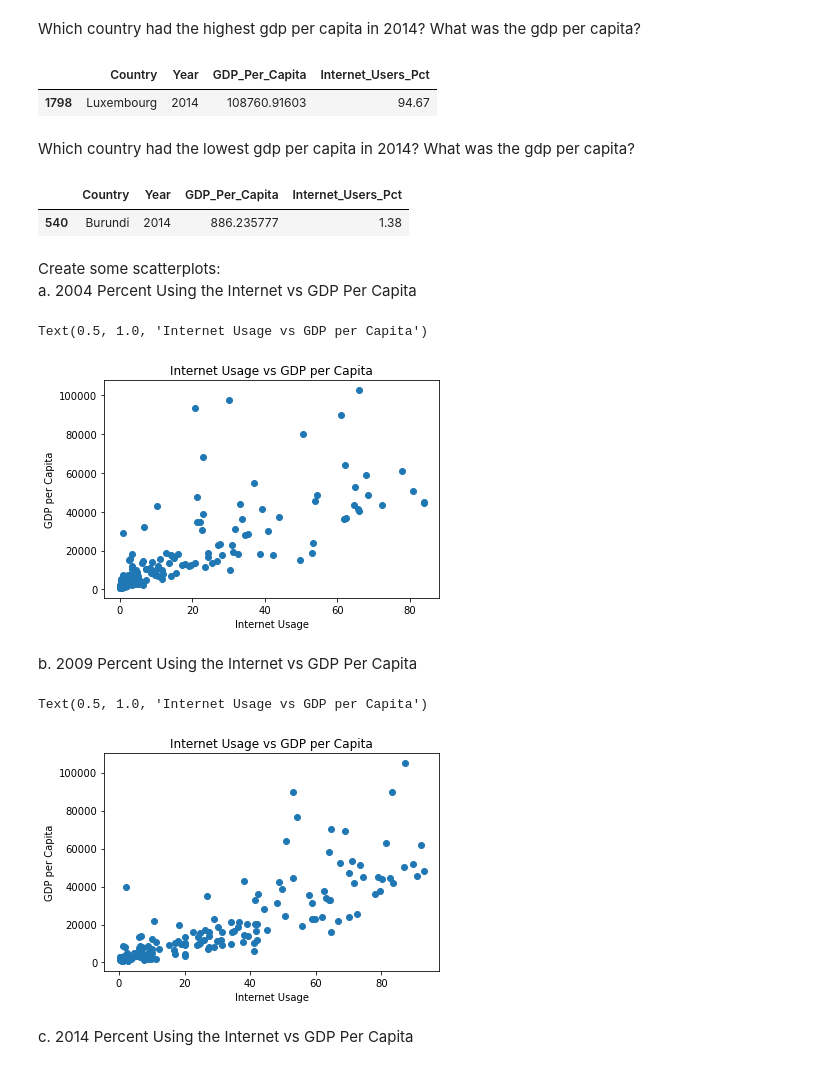
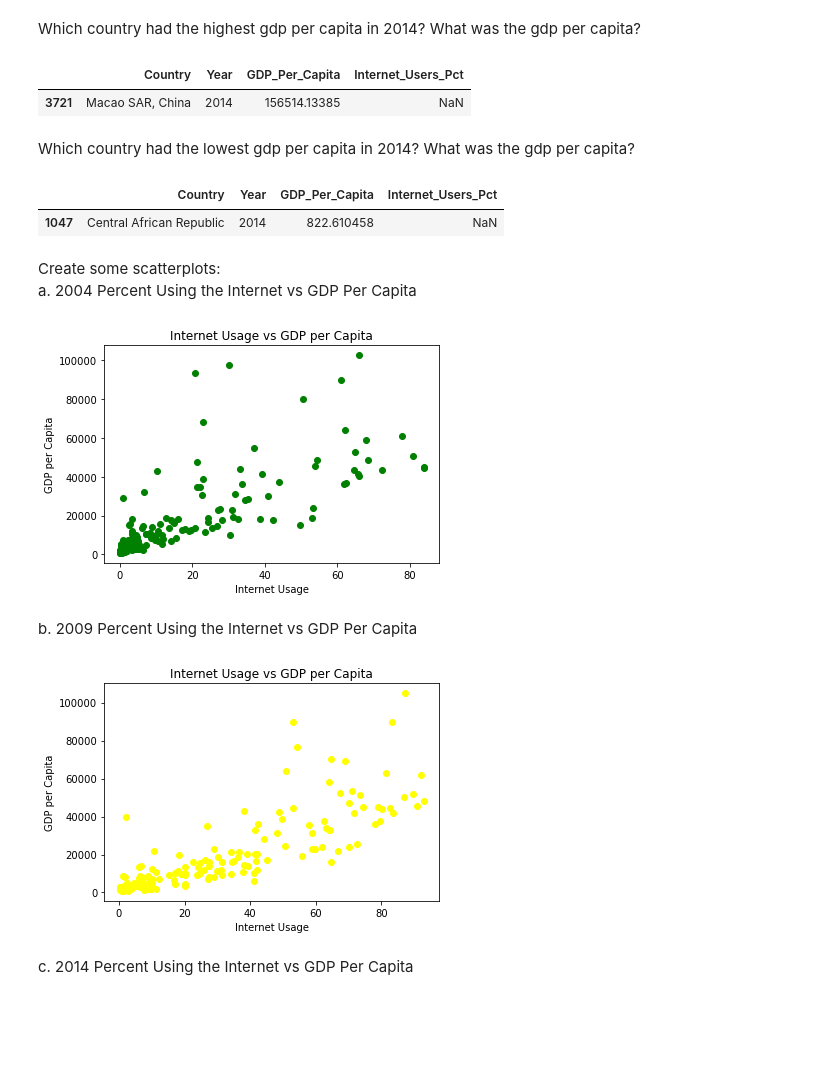
Before and after one commit to NSS-Full-Time-Data-Analytics-7/gdp-and-internet-usage-bfarao, a Jupyter notebook: notebook/gdp_and_internet.ipynb, the cells around one changed output. Drawn from its saved outputs; the diff is of its cells as text; code cells hidden in the pictures; blank space fills up the shorter version.

```diff
--- a/notebook/gdp_and_internet.ipynb
+++ b/notebook/gdp_and_internet.ipynb
@@ -182,7 +186,8 @@ Merge the two DataFrames to one. Merge **all rows** from each of the two DataFra
 # %% [markdown]
 Look at the first five rows of your new DataFrame to confirm it merged correctly.
 # %%
-gdp_and_internet_use = pd.merge(gdp_columns, internet_columns)
+gdp_and_internet_use = pd.merge(gdp_columns, internet_columns, on = ['Country', 'Year'], how = "outer")
+## best way  and better control on the data, this will be displaying all data even the ones that do not have complete data.
 gdp_and_internet_use
 # %% [output]
 |  | Country | Year | GDP_Per_Capita | Internet_Users_Pct |
@@ -343,7 +354,7 @@ gdp_high_2014 = year_2014.sort_values(by = 'GDP_Per_Capita', ascending = False).
 gdp_high_2014
 # %% [output]
 |  | Country | Year | GDP_Per_Capita | Internet_Users_Pct |
-| 1798 | Luxembourg | 2014 | 108760.91603 | 94.67 |
+| 3721 | Macao SAR, China | 2014 | 156514.13385 | NaN |
 # %% [markdown]
 Which country had the lowest gdp per capita in 2014? What was the gdp per capita?
 # %%
@@ -351,28 +362,27 @@ gdp_low_2014 = year_2014.sort_values(by = 'GDP_Per_Capita', ascending = True).he
 gdp_low_2014
 # %% [output]
 |  | Country | Year | GDP_Per_Capita | Internet_Users_Pct |
-| 540 | Burundi | 2014 | 886.235777 | 1.38 |
+| 1047 | Central African Republic | 2014 | 822.610458 | NaN |
 # %% [markdown]
 Create some scatterplots:
     a.  2004 Percent Using the Internet vs GDP Per Capita
 # %%
-plt.scatter(year_2004.Internet_Users_Pct, year_2004.GDP_Per_Capita)
+plt.scatter(year_2004.Internet_Users_Pct, year_2004.GDP_Per_Capita, color = 'green')
 plt.xlabel('Internet Usage')
 plt.ylabel('GDP per Capita')
-plt.title('Internet Usage vs GDP per Capita')
+plt.title('Internet Usage vs GDP per Capita'); ## the ; will erase the message above the graph
 # %% [output]
-Text(0.5, 1.0, 'Internet Usage vs GDP per Capita')
-[figure, old version]
+[figure, new version]
 # %% [markdown]
 b.	2009 Percent Using the Internet vs GDP Per Capita
 # %%
-plt.scatter(year_2009.Internet_Users_Pct, year_2009.GDP_Per_Capita)
+plt.scatter(year_2009.Internet_Users_Pct, year_2009.GDP_Per_Capita, color = 'yellow')
+## or you can use plt.plot( then give the columns to plot, the shape, color, and so on)
 plt.xlabel('Internet Usage')
 plt.ylabel('GDP per Capita')
-plt.title('Internet Usage vs GDP per Capita')
+plt.title('Internet Usage vs GDP per Capita');
 # %% [output]
-Text(0.5, 1.0, 'Internet Usage vs GDP per Capita')
-[figure, old version]
+[figure, new version]
 # %% [markdown]
 c.	2014 Percent Using the Internet vs GDP Per Capita
 # %%
```
Also changed, not shown: parts of 42 cells of this notebook.
